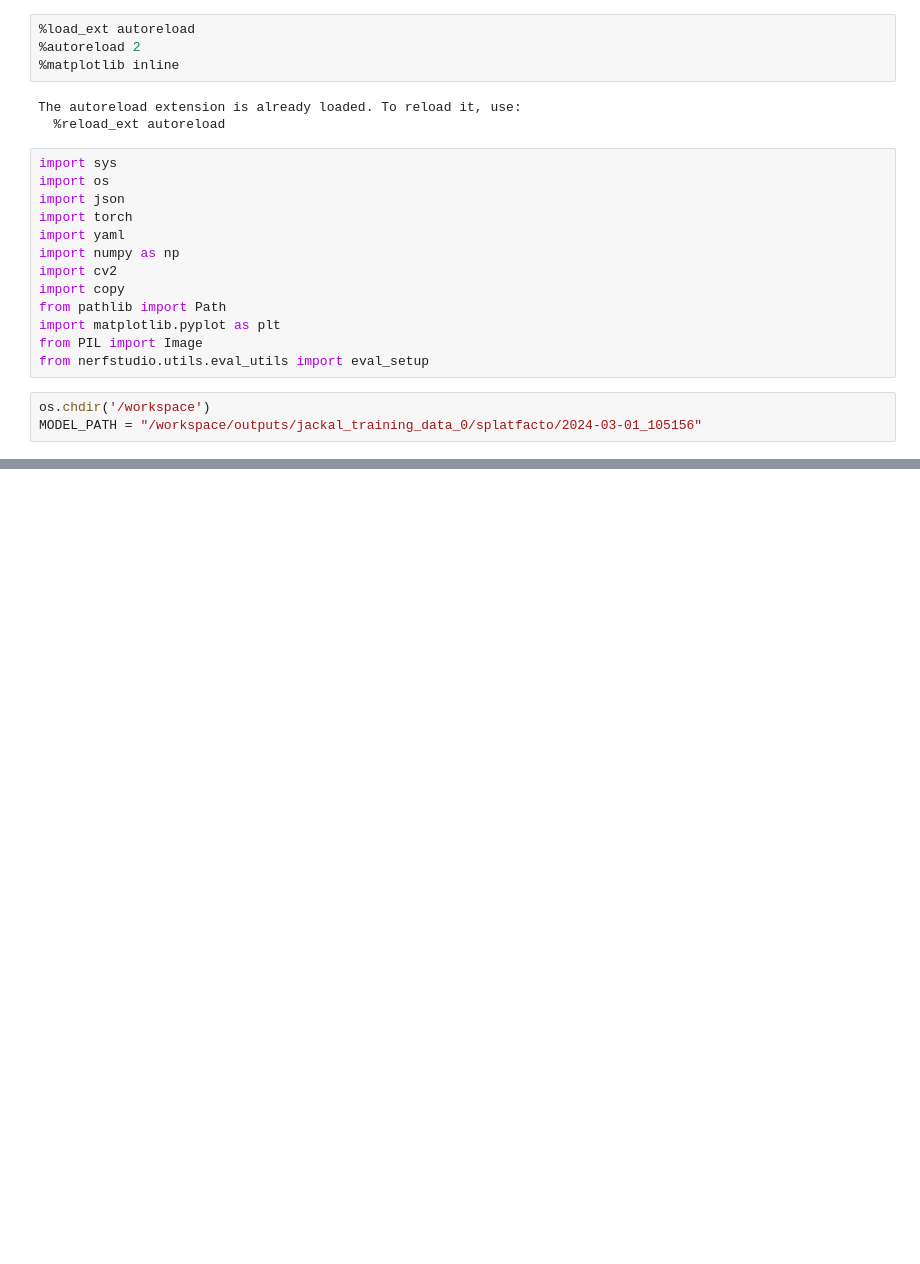
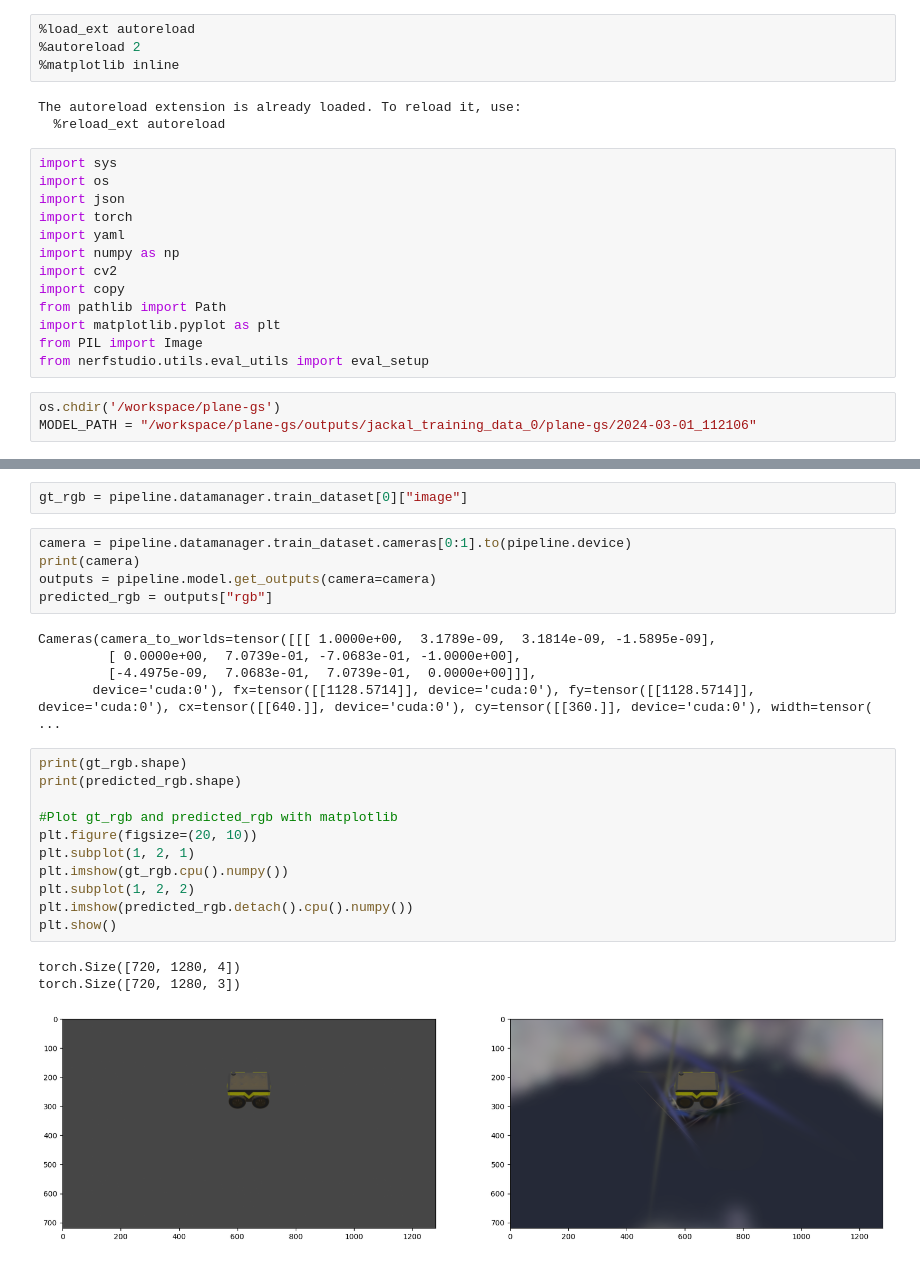
Before and after one commit to tauzn-clock/plane-gs, a Jupyter notebook: utils/get_frame.ipynb, the cells around one changed output, grey strips where cells are left out. Cells and saved outputs as stored; diff of their text form; blank space fills up the shorter version.

Commit message:
working camera frame generator

```diff
--- a/utils/get_frame.ipynb
+++ b/utils/get_frame.ipynb
@@ -19,8 +19,8 @@ import matplotlib.pyplot as plt
 from PIL import Image
 from nerfstudio.utils.eval_utils import eval_setup
 # %%
-os.chdir('/workspace')
-MODEL_PATH = "/workspace/outputs/jackal_training_data_0/splatfacto/2024-03-01_105156"
+os.chdir('/workspace/plane-gs')
+MODEL_PATH = "/workspace/plane-gs/outputs/jackal_training_data_0/plane-gs/2024-03-01_112106"
 # %%
 config_path = os.path.join(MODEL_PATH, "config.yml")
 config, pipeline, checkpoint_path, _ = eval_setup(
@@ -33,0 +43,27 @@ Warning: load_3D_points set to true but no point cloud found. splatfacto will us
+# %%
+gt_rgb = pipeline.datamanager.train_dataset[0]["image"]
+# %%
+camera = pipeline.datamanager.train_dataset.cameras[0:1].to(pipeline.device)
+print(camera)
+outputs = pipeline.model.get_outputs(camera=camera)
+predicted_rgb = outputs["rgb"]
+# %% [output]
+Cameras(camera_to_worlds=tensor([[[ 1.0000e+00,  3.1789e-09,  3.1814e-09, -1.5895e-09],
+         [ 0.0000e+00,  7.0739e-01, -7.0683e-01, -1.0000e+00],
+         [-4.4975e-09,  7.0683e-01,  7.0739e-01,  0.0000e+00]]],
+       device='cuda:0'), fx=tensor([[1128.5714]], device='cuda:0'), fy=tensor([[1128.5714]], device='cuda:0'), cx=tensor([[640.]], device='cuda:0'), cy=tensor([[360.]], device='cuda:0'), width=tensor( ...
+# %%
+print(gt_rgb.shape)
+print(predicted_rgb.shape)
+
+#Plot gt_rgb and predicted_rgb with matplotlib
+plt.figure(figsize=(20, 10))
+plt.subplot(1, 2, 1)
+plt.imshow(gt_rgb.cpu().numpy())
+plt.subplot(1, 2, 2)
+plt.imshow(predicted_rgb.detach().cpu().numpy())
+plt.show()
+# %% [output]
+torch.Size([720, 1280, 4])
+torch.Size([720, 1280, 3])
+[figure, added]
```
Also changed, not shown: parts of 1 cell of this notebook.
